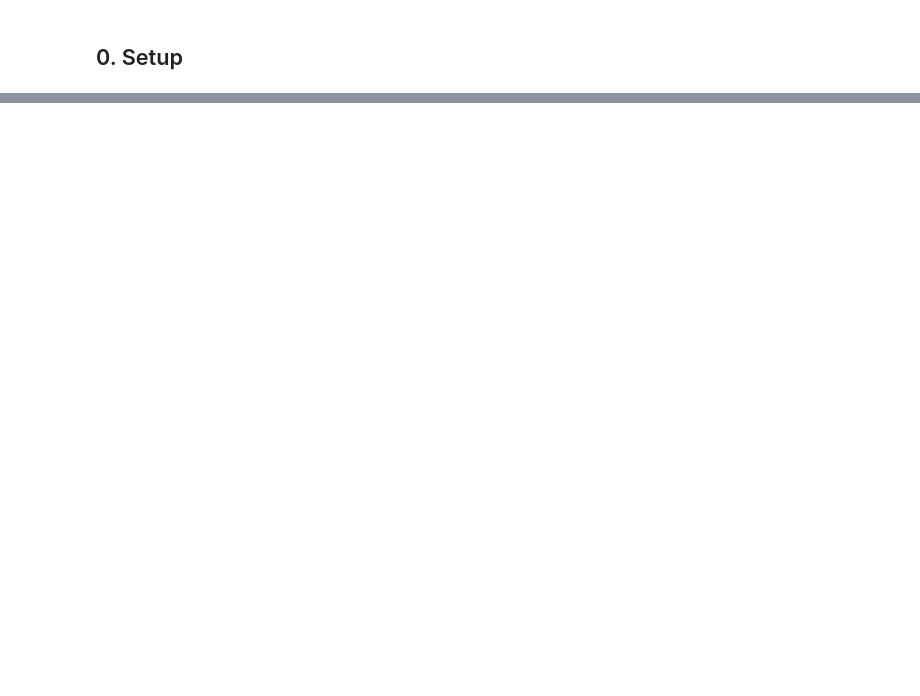
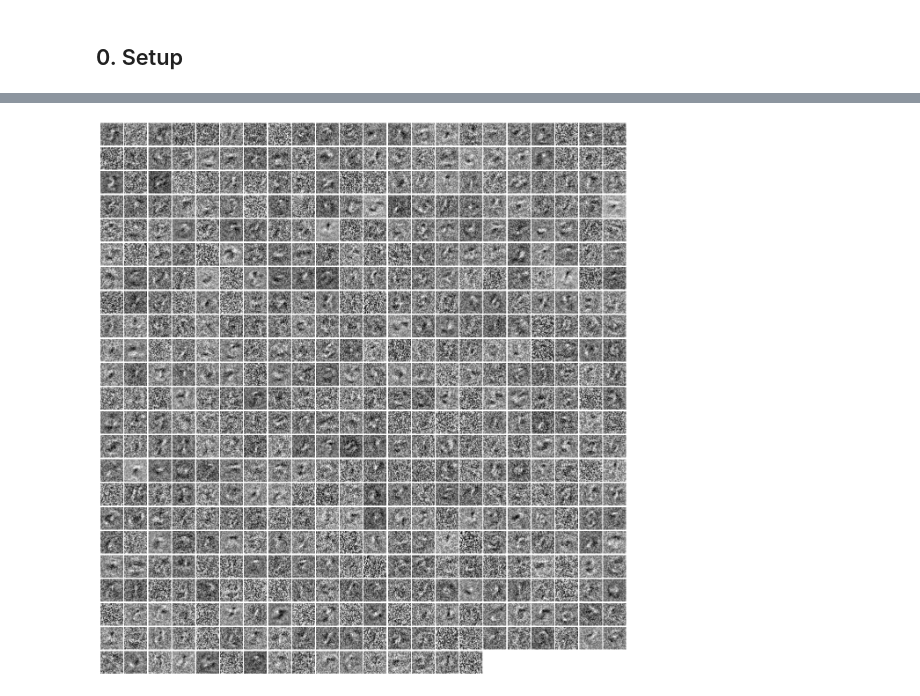
Before and after one commit to Milstein-Lab/EIANN, a Jupyter notebook: EIANN/notebooks/MNIST_1hidden_receptive_fields.ipynb, the cells around one changed output, grey strips where cells are left out. Cells and saved outputs as stored; diff of their text form; code cells hidden in the pictures; blank space fills up the shorter version.

```diff
--- a/EIANN/notebooks/MNIST_1hidden_receptive_fields.ipynb
+++ b/EIANN/notebooks/MNIST_1hidden_receptive_fields.ipynb
@@ -257,0 +108,5 @@ pt.plot_receptive_fields(bp_network.Output.E, test_dataloader)
+# %%
+h1_weights = bp_network.module_dict['H1E_InputE'].weight.detach()
+pt.plot_hidden_weights(h1_weights)
+# %% [output]
+[figure, added]
```
Also changed, not shown: parts of 18 cells of this notebook, 2 other files.
